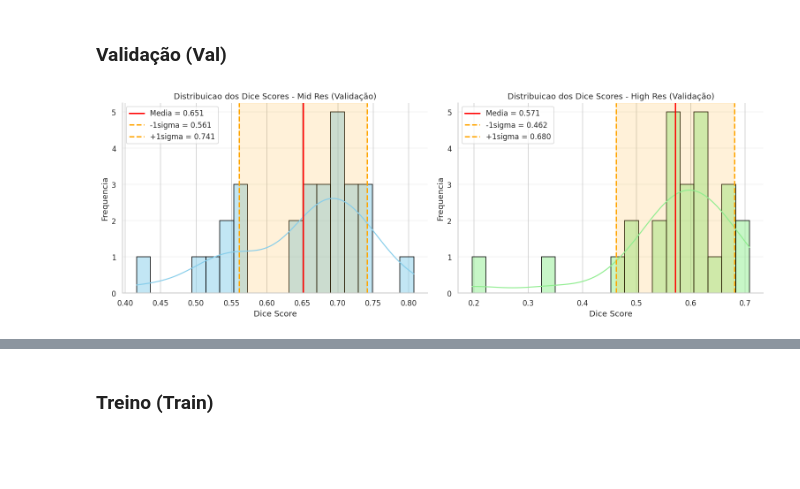
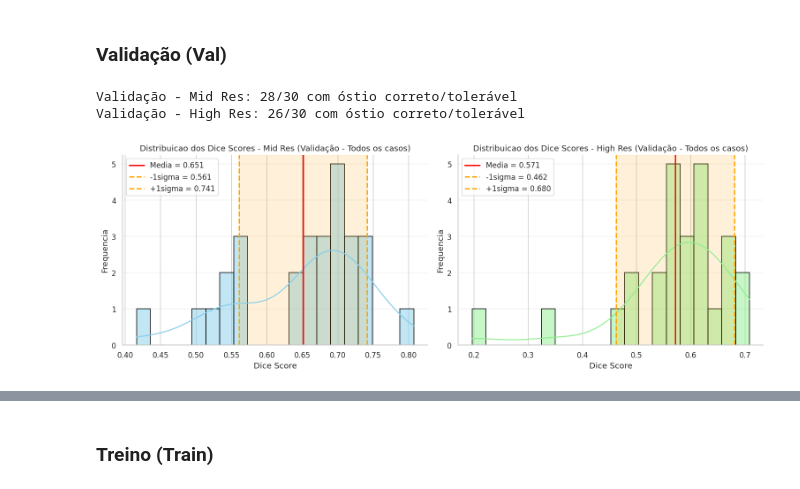
Before and after one commit to matheusssilva991/coronary-centerline-detection, a Jupyter notebook: src/eda_tests.ipynb, the cells around one changed output, grey strips where cells are left out. Cells and saved outputs as stored; diff of their text form; code cells hidden in the pictures; blank space fills up the shorter version.

Commit message:
feat: add tests mid resol val com casos ruins

```diff
--- a/src/eda_tests.ipynb
+++ b/src/eda_tests.ipynb
@@ -1,5 +1,4 @@
 # %%
-import importlib
 import os
 from pathlib import Path
 
@@ -9,19 +8,8 @@ import pandas as pd
 import seaborn as sns
 
 from utils.utils import load_json_file
-import utils.comparison_utils.bad_cases as cmp_bad_cases
 import utils.comparison_utils as cmp
 import utils.visualization as viz
-
-# Reload explícito para evitar cache de módulo no notebook após refactors.
-cmp_bad_cases = importlib.reload(cmp_bad_cases)
-cmp = importlib.reload(cmp)
-
-# Fallback defensivo se a sessão ainda estiver com namespace antigo.
-if not hasattr(cmp, "save_bad_cases_artifacts"):
-    cmp.save_bad_cases_artifacts = cmp_bad_cases.save_bad_cases_artifacts
-if not hasattr(cmp, "build_bad_cases_export_df"):
-    cmp.build_bad_cases_export_df = cmp_bad_cases.build_bad_cases_export_df
 
 sns.set_theme(
     style="whitegrid",
@@ -759,6 +747,22 @@ Exemplos (erro em ambos): [86, 657]
 # %% [markdown]
 ### Validação (Val)
 # %%
-viz.comparison.plot_dice_distribution_by_subset(df_mid_val, df_high_val, "Validação")
+df_mid_val_correct = cmp.filter_correct_ostia_cases(df_mid_val)
+df_high_val_correct = cmp.filter_correct_ostia_cases(df_high_val)
+
+print(
+    f"Validação - Mid Res: {len(df_mid_val_correct)}/{len(df_mid_val)} com óstio correto/tolerável"
+    if df_mid_val is not None
+    else "Validação - Mid Res: sem dados"
+)
+print(
+    f"Validação - High Res: {len(df_high_val_correct)}/{len(df_high_val)} com óstio correto/tolerável"
+    if df_high_val is not None
+    else "Validação - High Res: sem dados"
+)
+
+viz.comparison.plot_dice_distribution_by_subset(df_mid_val, df_high_val, "Validação - Todos os casos")
 # %% [output]
+Validação - Mid Res: 28/30 com óstio correto/tolerável
+Validação - High Res: 26/30 com óstio correto/tolerável
-[figure, old version]
+[figure, new version]
```
Also changed, not shown: parts of 5 cells of this notebook, 5 other files.
